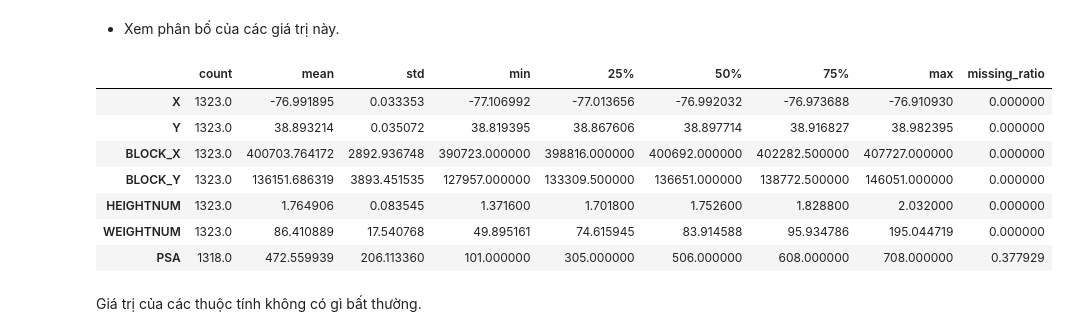
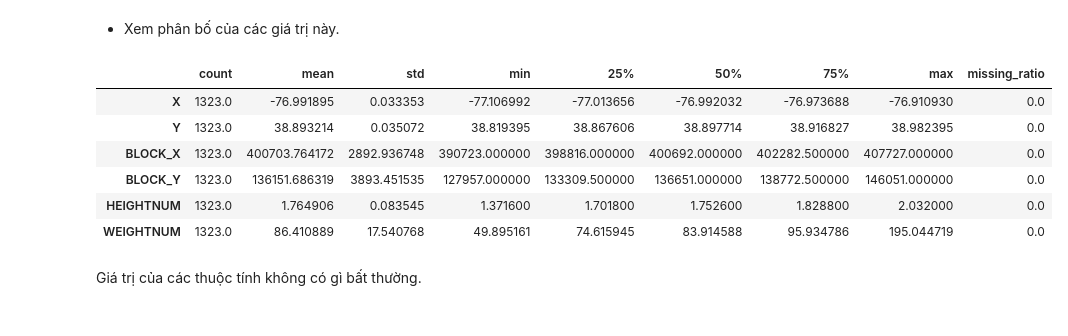
Before and after one commit to Truong1311/FinalProject_LTCKHDL, a Jupyter notebook: notebook.ipynb, the cells around one changed output. Cells and saved outputs as stored; diff of their text form; code cells hidden in the pictures.

```diff
--- a/notebook.ipynb
+++ b/notebook.ipynb
@@ -184,4 +193,4 @@ Các thuộc tính numeric bao gồm: `X`, `Y`, `BLOCK_X`, `BLOCK_Y`, `HEIGHTNUM
 # %%
-numeric_cols = ['X', 'Y','BLOCK_X', 'BLOCK_Y', 'HEIGHTNUM', 'WEIGHTNUM','PSA']
+numeric_cols = ['X', 'Y','BLOCK_X', 'BLOCK_Y', 'HEIGHTNUM', 'WEIGHTNUM']
 len(numeric_cols), numeric_cols
 # %% [output]
@@ -195,18 +204,17 @@ data['WEIGHTNUM'] *= 0.45359237
 # %% [markdown]
 - Xem phân bố của các giá trị này.
 # %%
-numeric_info = pd.concat([data[numeric_cols].describe().transpose(), data[numeric_cols].agg([missing_ratio]).transpose()],
-                        axis = 1)
+numeric_info = pd.concat([data[numeric_cols].describe().transpose(),
+                          data[numeric_cols].agg([missing_ratio]).transpose()],axis = 1)
 numeric_info
 # %% [output]
 |  | count | mean | std | min | 25% | 50% | 75% | max | missing_ratio |
-| X | 1323.0 | -76.991895 | 0.033353 | -77.106992 | -77.013656 | -76.992032 | -76.973688 | -76.910930 | 0.000000 |
-| Y | 1323.0 | 38.893214 | 0.035072 | 38.819395 | 38.867606 | 38.897714 | 38.916827 | 38.982395 | 0.000000 |
-| BLOCK_X | 1323.0 | 400703.764172 | 2892.936748 | 390723.000000 | 398816.000000 | 400692.000000 | 402282.500000 | 407727.000000 | 0.000000 |
-| BLOCK_Y | 1323.0 | 136151.686319 | 3893.451535 | 127957.000000 | 133309.500000 | 136651.000000 | 138772.500000 | 146051.000000 | 0.000000 |
-| HEIGHTNUM | 1323.0 | 1.764906 | 0.083545 | 1.371600 | 1.701800 | 1.752600 | 1.828800 | 2.032000 | 0.000000 |
-| WEIGHTNUM | 1323.0 | 86.410889 | 17.540768 | 49.895161 | 74.615945 | 83.914588 | 95.934786 | 195.044719 | 0.000000 |
-| PSA | 1318.0 | 472.559939 | 206.113360 | 101.000000 | 305.000000 | 506.000000 | 608.000000 | 708.000000 | 0.377929 |
+| X | 1323.0 | -76.991895 | 0.033353 | -77.106992 | -77.013656 | -76.992032 | -76.973688 | -76.910930 | 0.0 |
+| Y | 1323.0 | 38.893214 | 0.035072 | 38.819395 | 38.867606 | 38.897714 | 38.916827 | 38.982395 | 0.0 |
+| BLOCK_X | 1323.0 | 400703.764172 | 2892.936748 | 390723.000000 | 398816.000000 | 400692.000000 | 402282.500000 | 407727.000000 | 0.0 |
+| BLOCK_Y | 1323.0 | 136151.686319 | 3893.451535 | 127957.000000 | 133309.500000 | 136651.000000 | 138772.500000 | 146051.000000 | 0.0 |
+| HEIGHTNUM | 1323.0 | 1.764906 | 0.083545 | 1.371600 | 1.701800 | 1.752600 | 1.828800 | 2.032000 | 0.0 |
+| WEIGHTNUM | 1323.0 | 86.410889 | 17.540768 | 49.895161 | 74.615945 | 83.914588 | 95.934786 | 195.044719 | 0.0 |
 # %% [markdown]
 Giá trị của các thuộc tính không có gì bất thường.
 # %%
```
Also changed, not shown: parts of 24 cells of this notebook.
